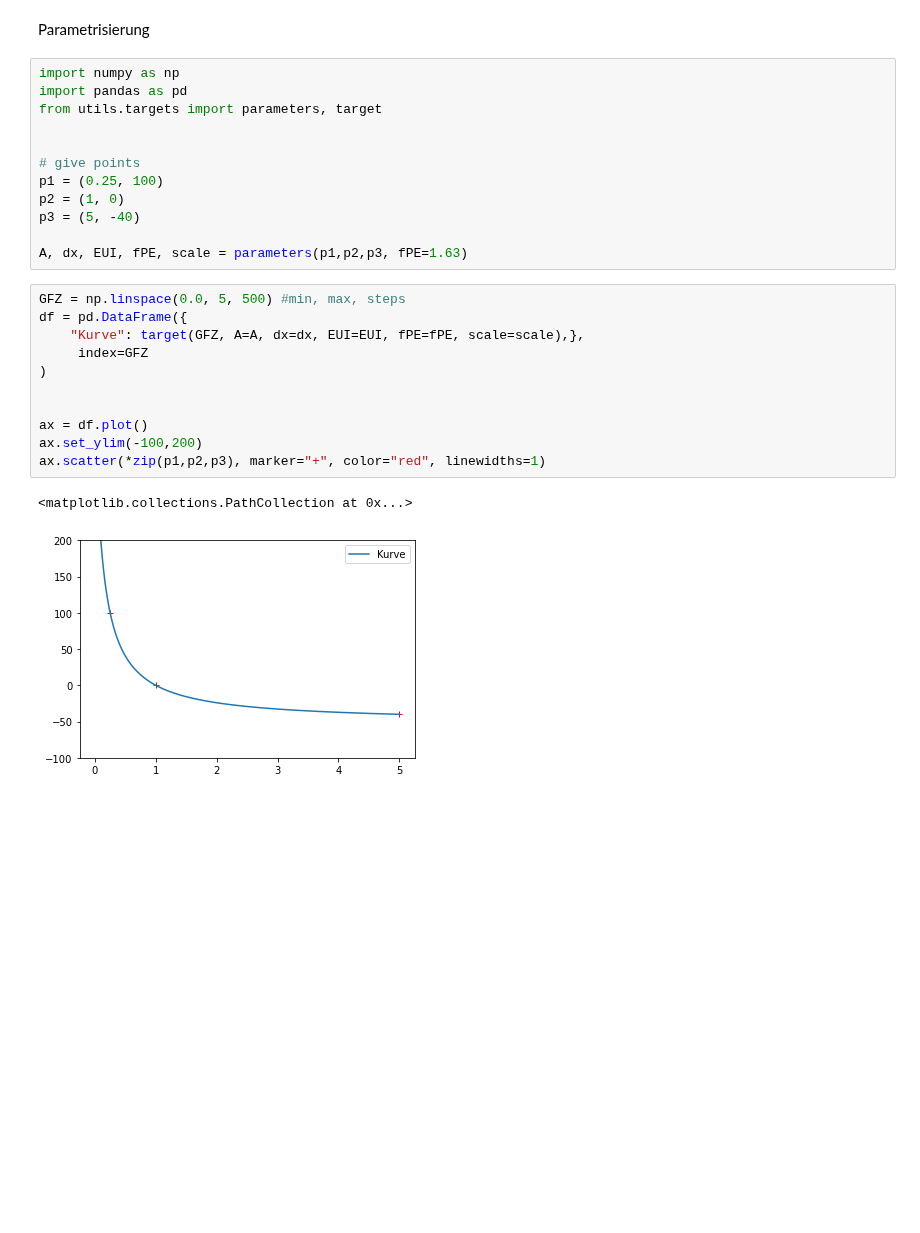
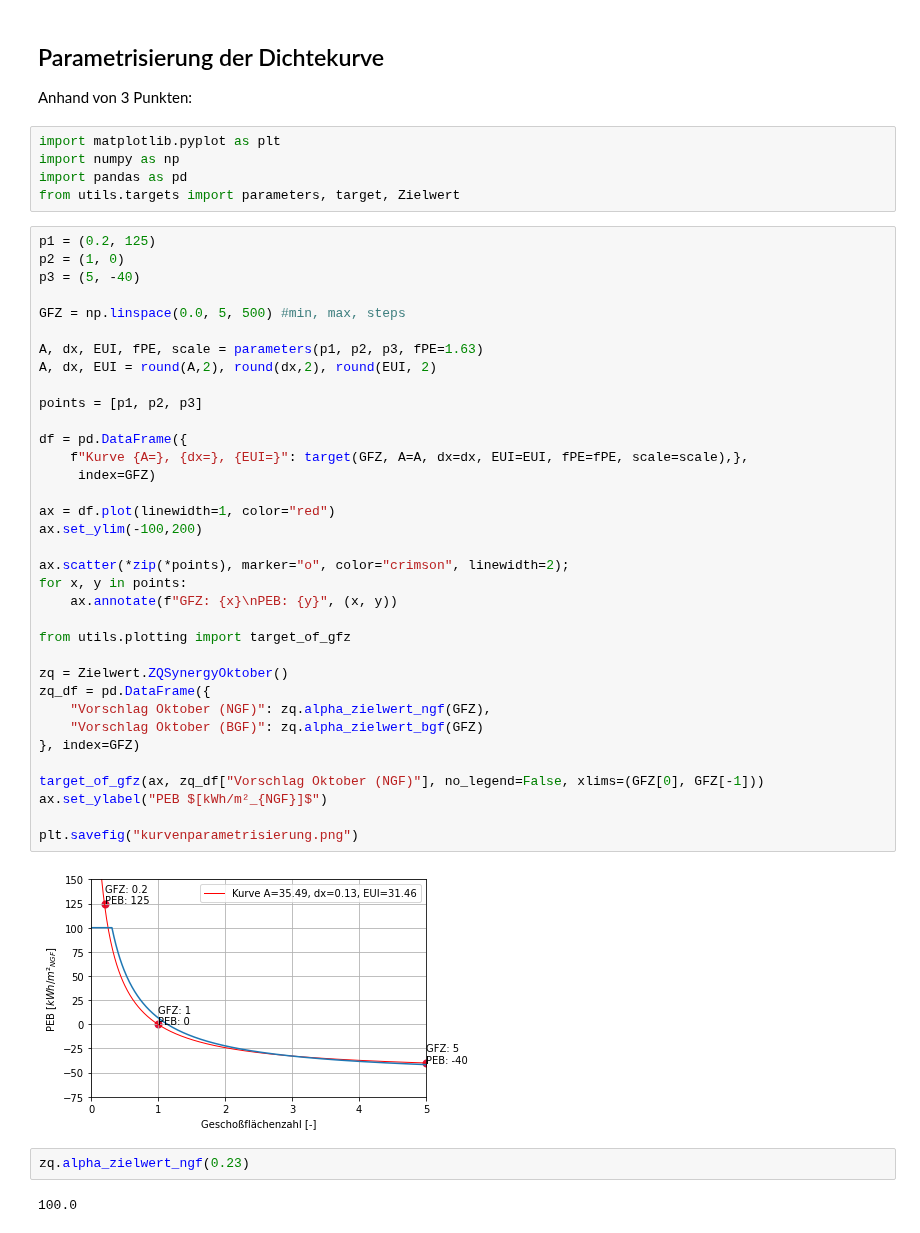
Before and after one commit to simonschaluppe/peexcel, a Jupyter notebook: utils/kurven_parametrisierung.ipynb, the cells around one changed output. Saved outputs shown, nothing was run; the diff lists cells and outputs as text; blank space fills up the shorter version.

Commit message:
update kurven

```diff
--- a/utils/kurven_parametrisierung.ipynb
+++ b/utils/kurven_parametrisierung.ipynb
@@ -1,28 +1,49 @@
-# %% [markdown]
-Parametrisierung
+# %% [markdown]
+## Parametrisierung der Dichtekurve
+Anhand von 3 Punkten:
 # %%
+import matplotlib.pyplot as plt
 import numpy as np
 import pandas as pd
-from utils.targets import parameters, target
-
-
-# give points
-p1 = (0.25, 100)
-p2 = (1, 0)
-p3 = (5, -40)
-
-A, dx, EUI, fPE, scale = parameters(p1,p2,p3, fPE=1.63)
+from utils.targets import parameters, target, Zielwert
-# %%
-GFZ = np.linspace(0.0, 5, 500) #min, max, steps
-df = pd.DataFrame({
-    "Kurve": target(GFZ, A=A, dx=dx, EUI=EUI, fPE=fPE, scale=scale),},
-     index=GFZ
-)
-
-
-ax = df.plot()
-ax.set_ylim(-100,200)
-ax.scatter(*zip(p1,p2,p3), marker="+", color="red", linewidths=1)
-# %% [output]
-<matplotlib.collections.PathCollection at 0x...>
-[figure, removed]
+# %%
+p1 = (0.2, 125)
+p2 = (1, 0)
+p3 = (5, -40)
+
+GFZ = np.linspace(0.0, 5, 500) #min, max, steps
+
+A, dx, EUI, fPE, scale = parameters(p1, p2, p3, fPE=1.63)
+A, dx, EUI = round(A,2), round(dx,2), round(EUI, 2)
+
+points = [p1, p2, p3]
+
+df = pd.DataFrame({
+    f"Kurve {A=}, {dx=}, {EUI=}": target(GFZ, A=A, dx=dx, EUI=EUI, fPE=fPE, scale=scale),},
+     index=GFZ)
+
+ax = df.plot(linewidth=1, color="red")
+ax.set_ylim(-100,200)
+
+ax.scatter(*zip(*points), marker="o", color="crimson", linewidth=2);
+for x, y in points:
+    ax.annotate(f"GFZ: {x}\nPEB: {y}", (x, y))
+
+from utils.plotting import target_of_gfz
+
+zq = Zielwert.ZQSynergyOktober()
+zq_df = pd.DataFrame({
+    "Vorschlag Oktober (NGF)": zq.alpha_zielwert_ngf(GFZ),
+    "Vorschlag Oktober (BGF)": zq.alpha_zielwert_bgf(GFZ)
+}, index=GFZ)
+
+target_of_gfz(ax, zq_df["Vorschlag Oktober (NGF)"], no_legend=False, xlims=(GFZ[0], GFZ[-1]))
+ax.set_ylabel("PEB $[kWh/m²_{NGF}]$")
+
+plt.savefig("kurvenparametrisierung.png")
+# %% [output]
+[figure, added]
+# %%
+zq.alpha_zielwert_ngf(0.23)
+# %% [output]
+100.0
```
Also changed, not shown: parts of 1 cell of this notebook, 2 other files.
